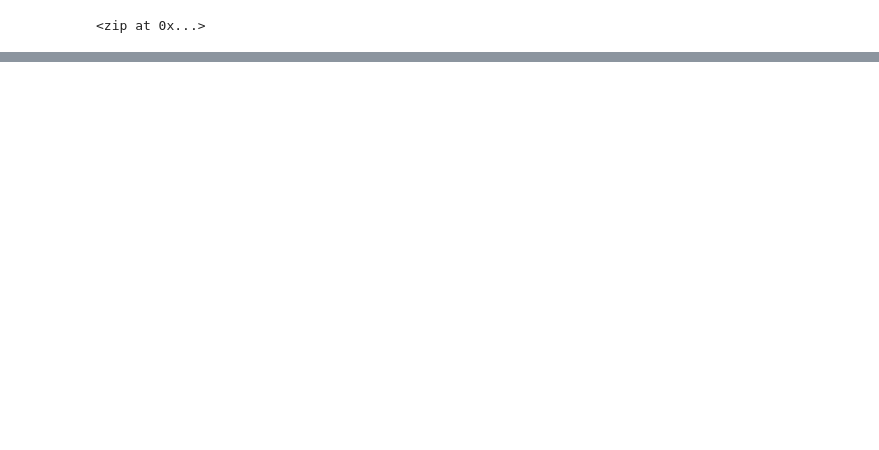
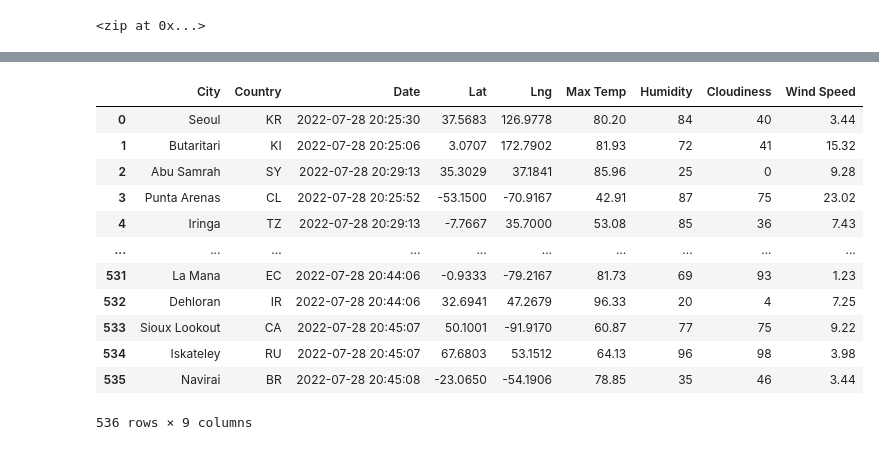
Before and after one commit to Saidakramov/World_Weather_Analysis, a Jupyter notebook: WheatherPy.ipynb, the cells around one changed output, grey strips where cells are left out. Drawn from its saved outputs; the diff is of its cells as text; code cells hidden in the pictures; blank space fills up the shorter version.

Commit message:
uploading weather data

```diff
--- a/WheatherPy.ipynb
+++ b/WheatherPy.ipynb
@@ -54,0 +55,7 @@ len(cities)
+# %%
+import os
+import requests
+from dotenv import load_dotenv
+load_dotenv()
+weather_api_key = os.getenv("weather_api_key")
+print(type(weather_api_key))
@@ -54,0 +64,3 @@ len(cities)
+# %%
+url = "http://api.openweathermap.org/data/2.5/weather?units=Imperial&APPID=" + weather_api_key
+print(url)
@@ -54,0 +152,4 @@ len(cities)
+# %%
+# Convert the array of dictionaries to a Pandas DataFrame.
+city_data_df = pd.DataFrame(city_data)
+city_data_df.head(10)
@@ -54,0 +168,19 @@ len(cities)
+# %%
+new_column_order = ["City", "Country", "Date", "Lat", "Lng", "Max Temp", "Humidity", "Cloudiness", "Wind Speed"]
+city_data_df = city_data_df[new_column_order]
+# %%
+city_data_df
+# %% [output]
+|  | City | Country | Date | Lat | Lng | Max Temp | Humidity | Cloudiness | Wind Speed |
+| 0 | Seoul | KR | 2022-07-28 20:25:30 | 37.5683 | 126.9778 | 80.20 | 84 | 40 | 3.44 |
+| 1 | Butaritari | KI | 2022-07-28 20:25:06 | 3.0707 | 172.7902 | 81.93 | 72 | 41 | 15.32 |
+| 2 | Abu Samrah | SY | 2022-07-28 20:29:13 | 35.3029 | 37.1841 | 85.96 | 25 | 0 | 9.28 |
+| 3 | Punta Arenas | CL | 2022-07-28 20:25:52 | -53.1500 | -70.9167 | 42.91 | 87 | 75 | 23.02 |
+| 4 | Iringa | TZ | 2022-07-28 20:29:13 | -7.7667 | 35.7000 | 53.08 | 85 | 36 | 7.43 |
+| ... | ... | ... | ... | ... | ... | ... | ... | ... | ... |
+| 531 | La Mana | EC | 2022-07-28 20:44:06 | -0.9333 | -79.2167 | 81.73 | 69 | 93 | 1.23 |
+| 532 | Dehloran | IR | 2022-07-28 20:44:06 | 32.6941 | 47.2679 | 96.33 | 20 | 4 | 7.25 |
+| 533 | Sioux Lookout | CA | 2022-07-28 20:45:07 | 50.1001 | -91.9170 | 60.87 | 77 | 75 | 9.22 |
+| 534 | Iskateley | RU | 2022-07-28 20:45:07 | 67.6803 | 53.1512 | 64.13 | 96 | 98 | 3.98 |
+| 535 | Navirai | BR | 2022-07-28 20:45:08 | -23.0650 | -54.1906 | 78.85 | 35 | 46 | 3.44 |
+536 rows × 9 columns
```
Also changed, not shown: parts of 8 cells of this notebook, 3 other files.
